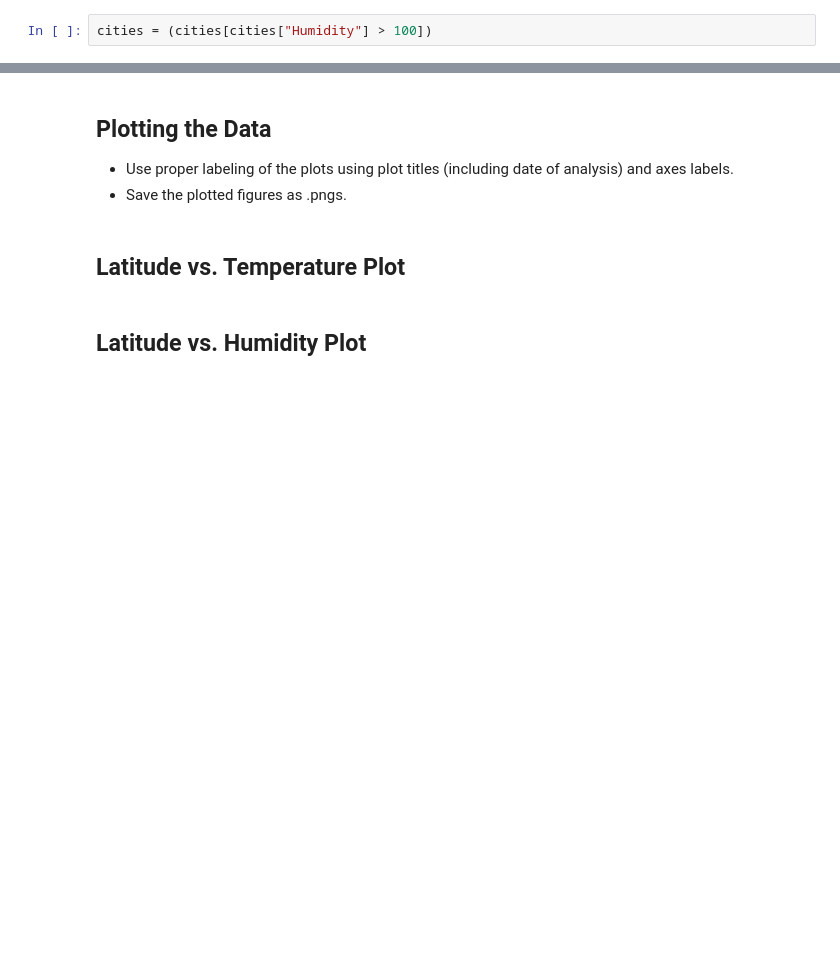
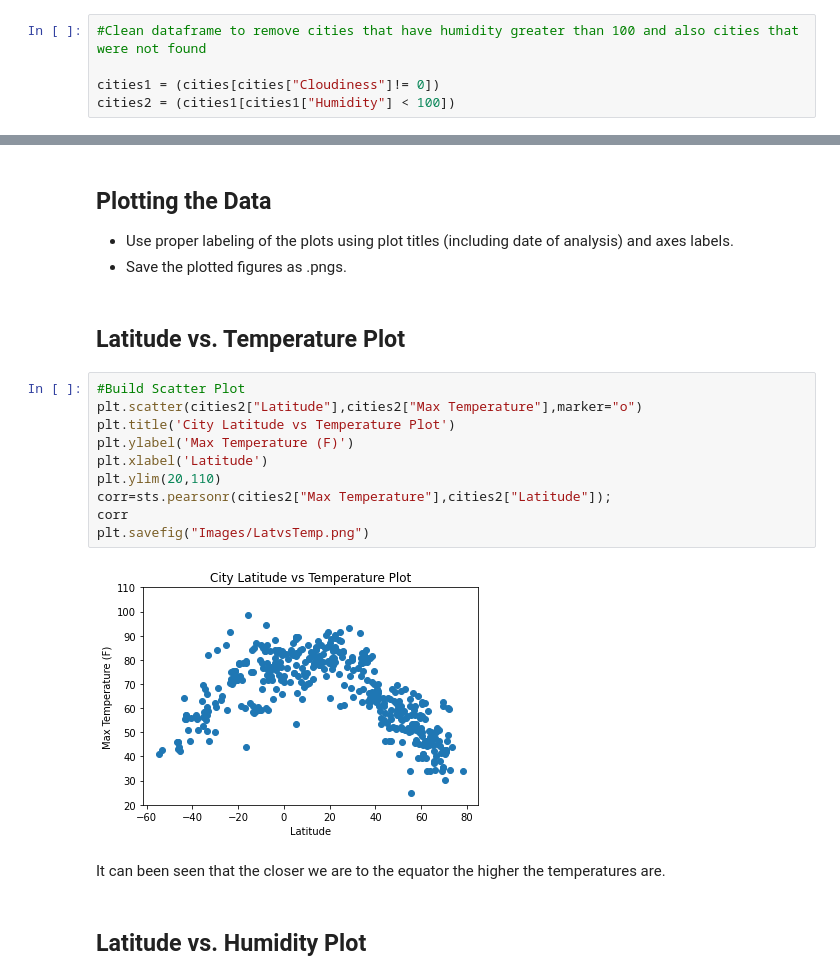
Before and after one commit to kkmundae/python-aps-challenge-HWK_6, a Jupyter notebook: WeatherPY/WeatherPy.ipynb, the cells around one changed output, grey strips where cells are left out. Cells and saved outputs as stored; diff of their text form; blank space fills up the shorter version.

Commit message:
Finish up Weatherpy code and save images

```diff
--- a/WeatherPY/WeatherPy.ipynb
+++ b/WeatherPY/WeatherPy.ipynb
@@ -149,7 +161,10 @@ cities
 ## Inspect the data and remove the cities where the humidity > 100%.
 ----
 Skip this step if there are no cities that have humidity > 100%.
-# %%
-cities = (cities[cities["Humidity"] > 100])
+# %%
+#Clean dataframe to remove cities that have humidity greater than 100 and also cities that were not found
+
+cities1 = (cities[cities["Cloudiness"]!= 0])
+cities2 = (cities1[cities1["Humidity"] < 100])
 # %%
 #  Get the indices of cities that have humidity over 100%.
@@ -167,5 +187,19 @@ There are no cities in which the humidity is above 100%. The data is clean
 * Save the plotted figures as .pngs.
 # %% [markdown]
 ## Latitude vs. Temperature Plot
+# %%
+#Build Scatter Plot
+plt.scatter(cities2["Latitude"],cities2["Max Temperature"],marker="o")
+plt.title('City Latitude vs Temperature Plot')
+plt.ylabel('Max Temperature (F)')
+plt.xlabel('Latitude')
+plt.ylim(20,110)
+corr=sts.pearsonr(cities2["Max Temperature"],cities2["Latitude"]);
+corr
+plt.savefig("Images/LatvsTemp.png")
+# %% [output]
+[figure, added]
+# %% [markdown]
+It can been seen that the closer we are to the equator the higher the temperatures are.
 # %% [markdown]
 ## Latitude vs. Humidity Plot
```
Also changed, not shown: parts of 31 cells of this notebook, 14 other files.
